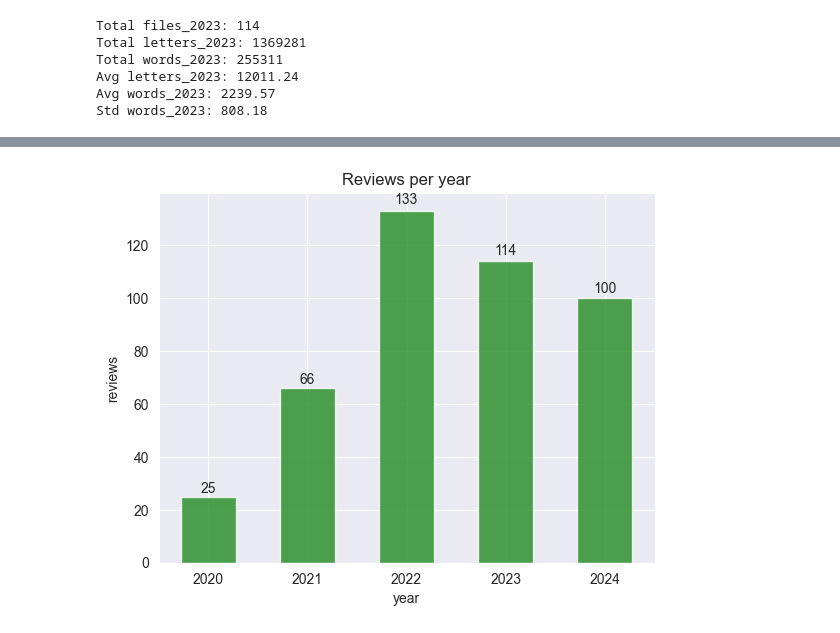
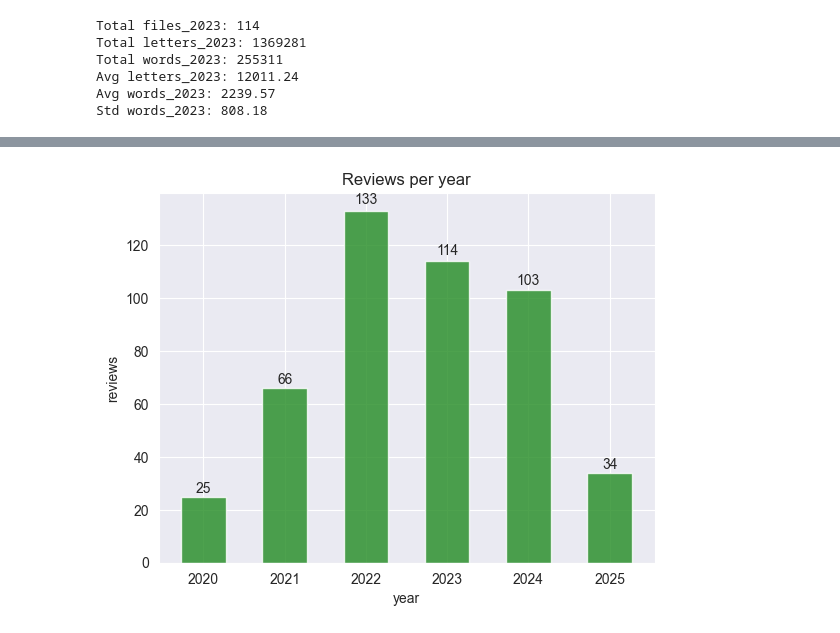
Before and after one commit to gioapru/gioapru.github.io, a Jupyter notebook: review_trends.ipynb, the cells around one changed output, grey strips where cells are left out. Cells and saved outputs as stored; diff of their text form; code cells hidden in the pictures.

```diff
--- a/review_trends.ipynb
+++ b/review_trends.ipynb
@@ -19,7 +19,7 @@ def get_lettersWords(allparas):
 # %%
 # get all files
 
-root = r"none"
+root = r"Nope"
 onlyfiles = [f for f in listdir(root) if isfile(join(root, f))]
 only_odt = [f for f in onlyfiles if ".odt" in f]
 only_md = [f for f in onlyfiles if ".md" in f]
@@ -32,6 +32,7 @@ only_odt_2021 = [f for f in only_odt if time.ctime(os.path.getmtime(root + f))[-
 only_odt_2022 = [f for f in only_odt if time.ctime(os.path.getmtime(root + f))[-4:] == "2022"]
 only_odt_2023 = [f for f in only_odt if time.ctime(os.path.getmtime(root + f))[-4:] == "2023"]
 only_odt_2024 = [f for f in only_odt if time.ctime(os.path.getmtime(root + f))[-4:] == "2024"]
+only_odt_2025 = [f for f in only_odt if time.ctime(os.path.getmtime(root + f))[-4:] == "2025"]
 
 only_md_2018 = [f for f in only_md if time.ctime(os.path.getmtime(root + f))[-4:] == "2018"]
 only_md_2019 = [f for f in only_md if time.ctime(os.path.getmtime(root + f))[-4:] == "2019"]
@@ -40,6 +41,7 @@ only_md_2021 = [f for f in only_md if time.ctime(os.path.getmtime(root + f))[-4:
 only_md_2022 = [f for f in only_md if time.ctime(os.path.getmtime(root + f))[-4:] == "2022"]
 only_md_2023 = [f for f in only_md if time.ctime(os.path.getmtime(root + f))[-4:] == "2023"]
 only_md_2024 = [f for f in only_md if time.ctime(os.path.getmtime(root + f))[-4:] == "2024"]
+only_md_2025 = [f for f in only_md if time.ctime(os.path.getmtime(root + f))[-4:] == "2025"]
 # %%
 letters_2020 = []
 words_2020 = []
@@ -450,39 +519,39 @@ plt.show()
 # %%
 # Plotting reviews per year
 
-tot_files = [tot_files_2020, tot_files_2021, tot_files_2022, tot_files_2023, tot_files_2024]
+tot_files = [tot_files_2020, tot_files_2021, tot_files_2022, tot_files_2023, tot_files_2024, tot_files_2025]
 
 N = len(tot_files)
 
 ind = np.arange(N)  # the x locations for the groups
 width = 0.55       # the width of the bars
 
 fig, ax = plt.subplots()
 rects1 = ax.bar(ind, tot_files, width, color='forestgreen', alpha=0.8)
 
 # add some text for labels, title and axes ticks
 ax.set_ylabel('reviews')
 ax.set_xlabel('year')
 ax.set_title('Reviews per year')
 ax.set_xticks(ind)
-ax.set_xticklabels(('2020', '2021', '2022', '2023', '2024'))
+ax.set_xticklabels(('2020', '2021', '2022', '2023', '2024', '2025'))
 
 
 
 def autolabel(rects):
     """
     Attach a text label above each bar displaying its height
     """
     for rect in rects:
         height = rect.get_height()
         ax.text(rect.get_x() + rect.get_width()/2., 1.01*height,
                 '%d' % int(height),
                 ha='center', va='bottom')
 
 autolabel(rects1)
 
 plt.tight_layout
 plt.savefig("images/yearly_reviews.png", dpi=300)
 plt.show()
 # %% [output]
-[figure, old version]
+[figure, new version]
```
Also changed, not shown: parts of 5 cells of this notebook, 6 other files.
